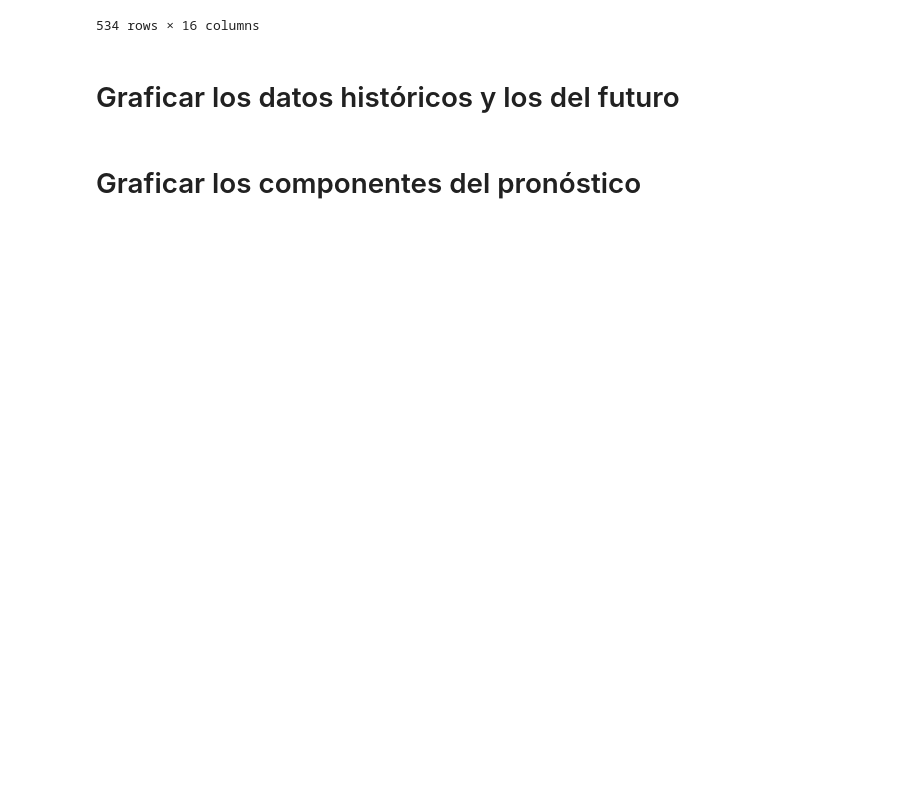
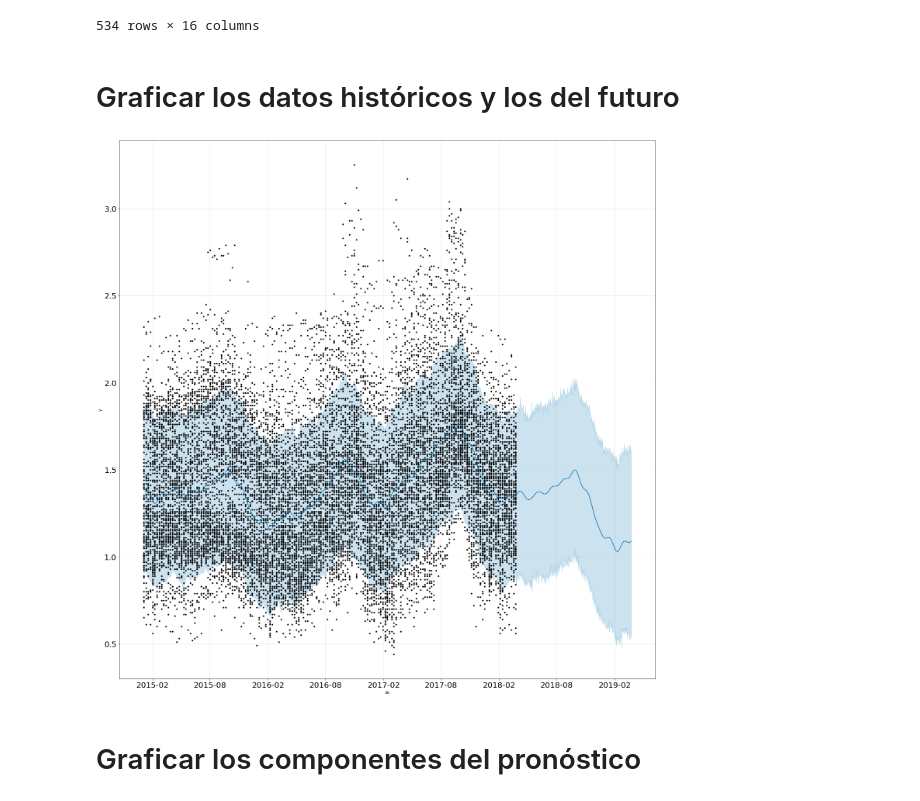
Before and after one commit to owdelc/LAB9DATA, a Jupyter notebook: Lab_9_Prediccion_precios_aguacates.ipynb, the cells around one changed output. Drawn from its saved outputs; the diff is of its cells as text; code cells hidden in the pictures; blank space fills up the shorter version.

```diff
--- a/Lab_9_Prediccion_precios_aguacates.ipynb
+++ b/Lab_9_Prediccion_precios_aguacates.ipynb
@@ -184,5 +182,12 @@ prediccion
 534 rows × 16 columns
 # %% [markdown]
 # Graficar los datos históricos y los del futuro
+# %%
+ax = modelo.plot(prediccion, figsize=(20,20))
+plt.xticks(size=20)
+plt.yticks(size=20)
+plt.show()
+# %% [output]
+[figure, added]
 # %% [markdown]
 # Graficar los componentes del pronóstico
```
Also changed, not shown: parts of 15 cells of this notebook.
